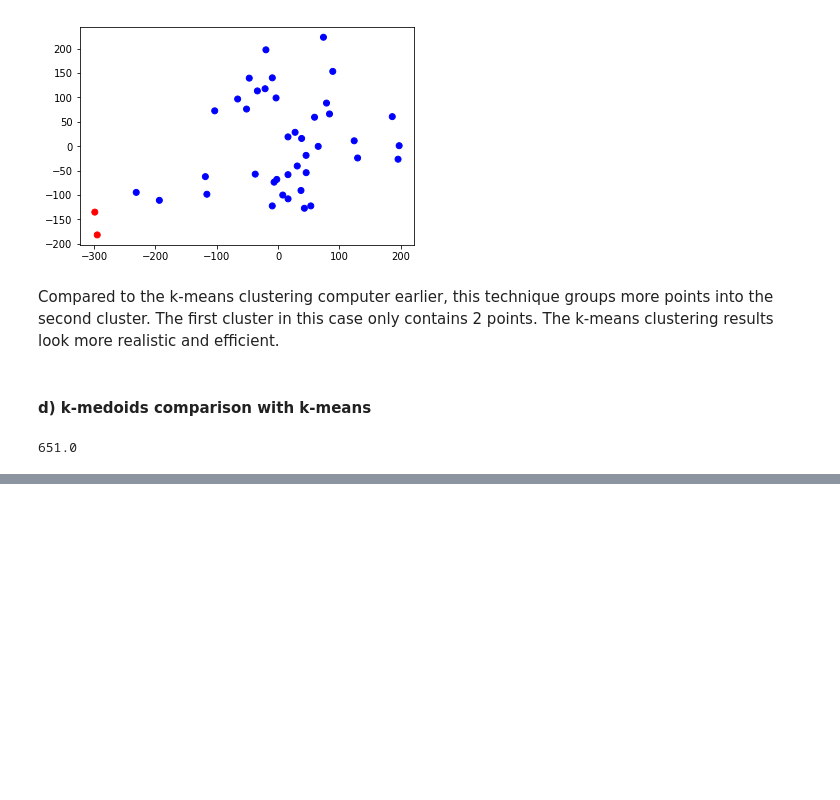
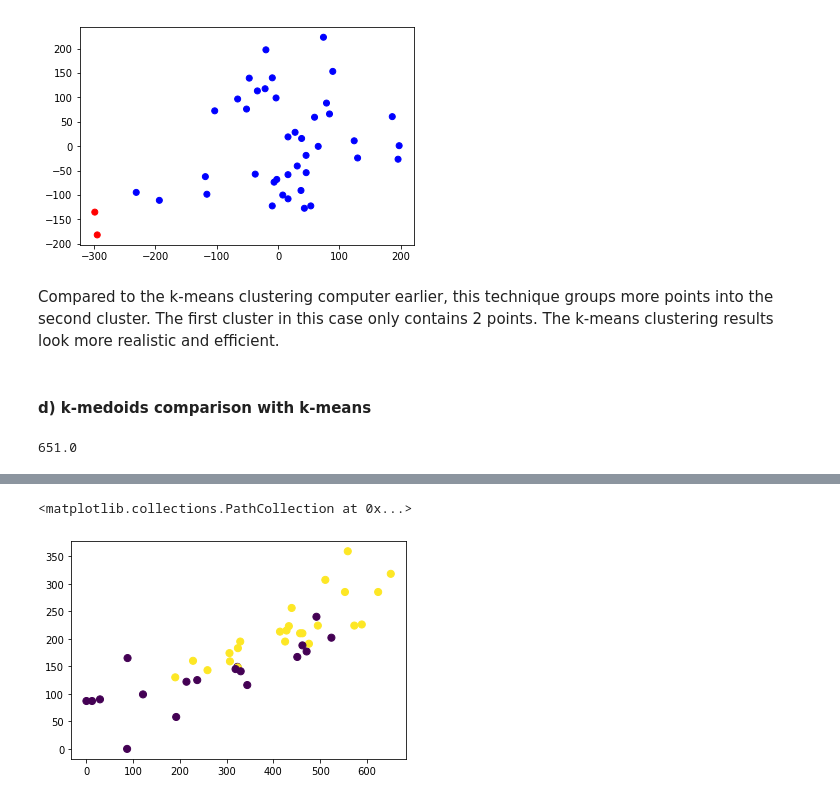
Before and after one commit to simirajpal/Applied-Machine-Learning, a Jupyter notebook: Assignment_3/Homework3_Code.ipynb, the cells around one changed output, grey strips where cells are left out. Drawn from its saved outputs; the diff is of its cells as text; code cells hidden in the pictures; blank space fills up the shorter version.

Commit message:
added k-medoids visualization

```diff
--- a/Assignment_3/Homework3_Code.ipynb
+++ b/Assignment_3/Homework3_Code.ipynb
@@ -1219,10 +1242,18 @@ max(dat.flatten())
 # %%
 # apply k-medoids clustering to data
-init_medoids = [1, 651]
+init_medoids = [1, 20]
 
 # Create instance of k-medoids
-kmedoids1 = kmedoids(data['D'], init_medoids, itermax = 10000)
+kmedoids1 = kmedoids(data['D'], init_medoids, itermax = 100)
 
 # obtain k-medoids results
 kmedoids1.process()
-clusters = kmedoids1.get_medoids()
+medoids = kmedoids1.get_medoids()
+clusters = kmedoids1.get_clusters()
+c_kmedoids = kmedoids1.predict(data['D'])
+
+# show clusters
+plt.scatter((data['D'])[:, 0], (data['D'])[:, 1], c = c_kmedoids, s=50, cmap='viridis')
+# %% [output]
+<matplotlib.collections.PathCollection at 0x...>
+[figure, added]
```
Also changed, not shown: parts of 2 cells of this notebook.
